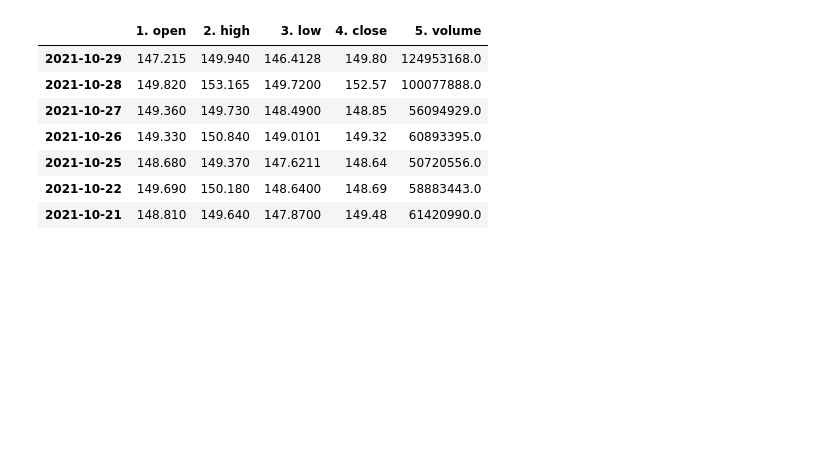
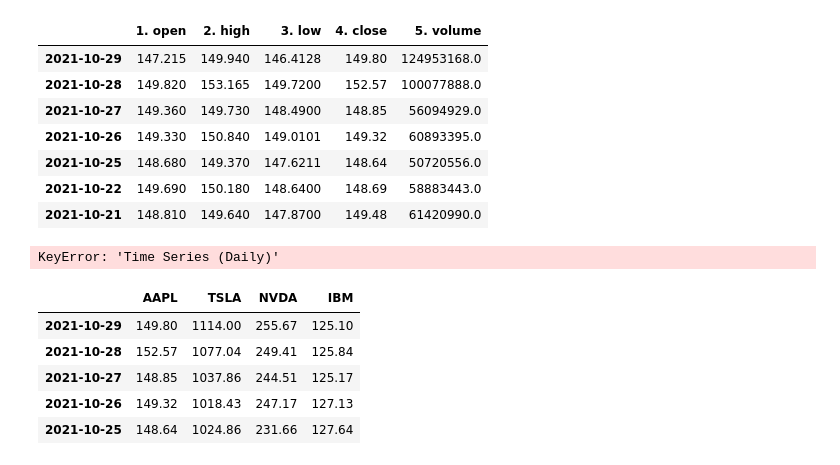
Before and after one commit to cooperhankun/DataBehandling-KunHan, a Jupyter notebook: Code-Alone/L4.1-stockdata.ipynb, the cells around one changed output. Cells and saved outputs as stored; diff of their text form; code cells hidden in the pictures; blank space fills up the shorter version.

```diff
--- a/Code-Alone/L4.1-stockdata.ipynb
+++ b/Code-Alone/L4.1-stockdata.ipynb
@@ -72,3 +72,17 @@ df.loc["2021-10-20" : "2021-10-29"]
 | 2021-10-25 | 148.680 | 149.370 | 147.6211 | 148.64 | 50720556.0 |
 | 2021-10-22 | 149.690 | 150.180 | 148.6400 | 148.69 | 58883443.0 |
 | 2021-10-21 | 148.810 | 149.640 | 147.8700 | 149.48 | 61420990.0 |
+# %%
+import time
+symbol = ["AAPL", "TSLA", "NVDA", "IBM"]
+stock_list = []
+
+url = f"https://www.alphavantage.co/query?function=TIME_SERIES_DAILY&symbol={symbol}&outputsize=full&apikey={api_key}"
+
+data = requests.get(url).json()
+df = pd.DataFrame(data["Time Series (Daily)"]).transpose().astype(float)
+df = df["4. close"].rename(symbol).astype(float)
+stock_list.append(df)
+time.sleep(20)
+# %% [output]
+KeyError: 'Time Series (Daily)'
@@ -74,0 +92,10 @@ df.loc["2021-10-20" : "2021-10-29"]
+# %%
+stocks = pd.read_csv("stocks.csv", index_col=0, parse_dates=True)
+stocks.head()
+# %% [output]
+|  | AAPL | TSLA | NVDA | IBM |
+| 2021-10-29 | 149.80 | 1114.00 | 255.67 | 125.10 |
+| 2021-10-28 | 152.57 | 1077.04 | 249.41 | 125.84 |
+| 2021-10-27 | 148.85 | 1037.86 | 244.51 | 125.17 |
+| 2021-10-26 | 149.32 | 1018.43 | 247.17 | 127.13 |
+| 2021-10-25 | 148.64 | 1024.86 | 231.66 | 127.64 |
```
Also changed, not shown: parts of 5 cells of this notebook, 1 other file.
